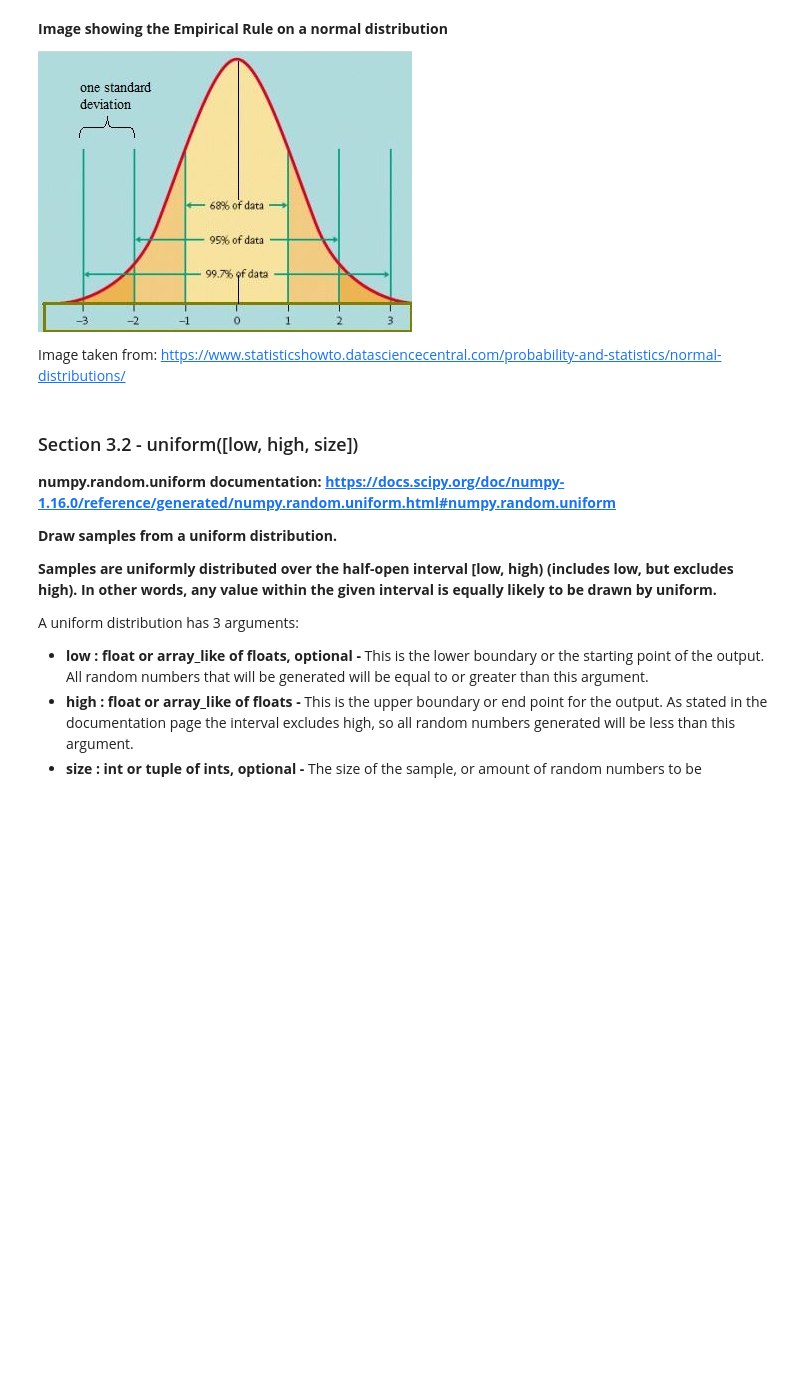
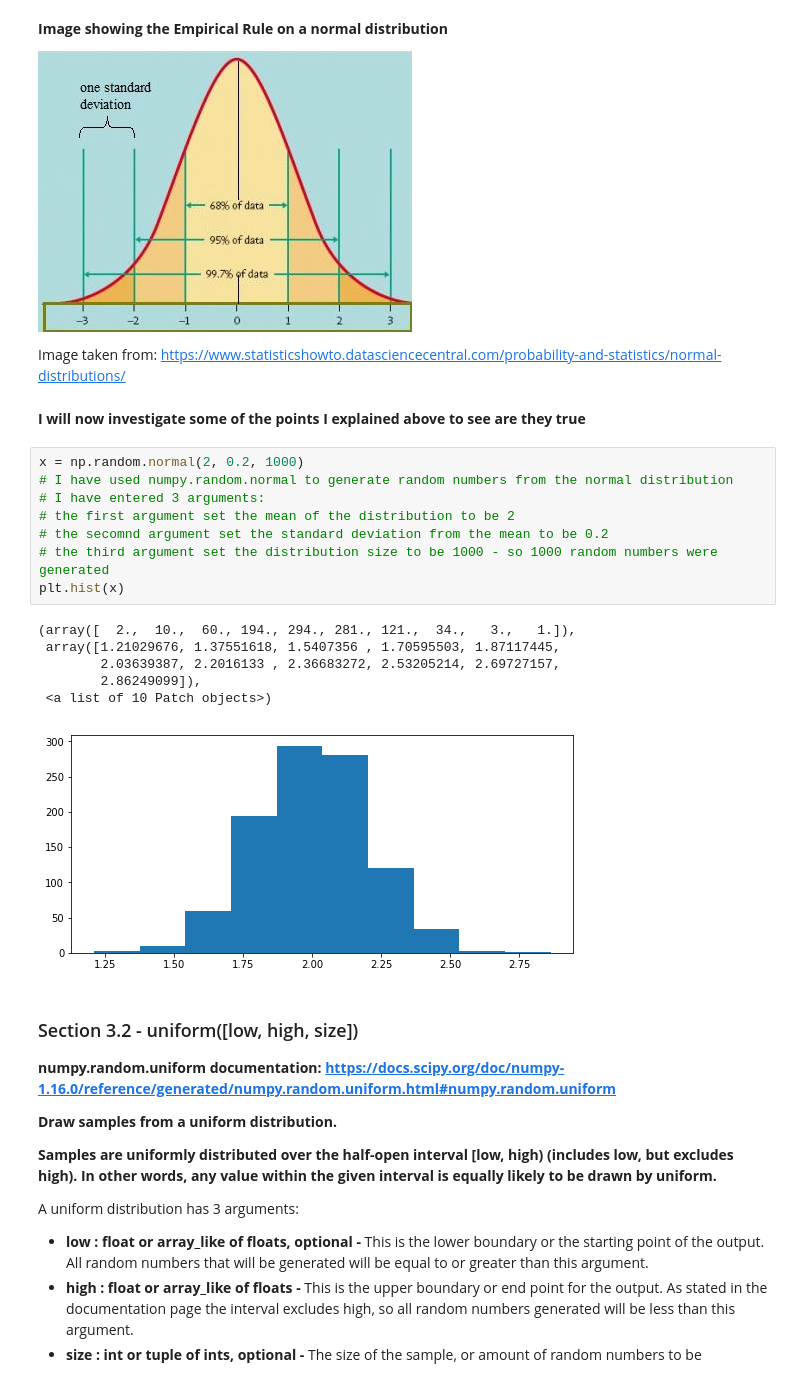
Before and after one commit to johndunne2019/numpy.random, a Jupyter notebook: numpy-random.ipynb, the cells around one changed output. Drawn from its saved outputs; the diff is of its cells as text; blank space fills up the shorter version.

Commit message:
Section 3.1 - normal([loc, scale, size]) - Plotted histogram from normal distribution

```diff
--- a/numpy-random.ipynb
+++ b/numpy-random.ipynb
@@ -577,6 +577,23 @@ Video tutorial on the Empirical rule: https://www.youtube.com/watch?time_continu
 ![standard-normal-distribution.jpg](attachment:standard-normal-distribution.jpg)
 
 Image taken from: https://www.statisticshowto.datasciencecentral.com/probability-and-statistics/normal-distributions/
+# %% [markdown]
+**I will now investigate some of the points I explained above to see are they true**
+# %%
+x = np.random.normal(2, 0.2, 1000)
+# I have used numpy.random.normal to generate random numbers from the normal distribution
+# I have entered 3 arguments:
+# the first argument set the mean of the distribution to be 2
+# the secomnd argument set the standard deviation from the mean to be 0.2
+# the third argument set the distribution size to be 1000 - so 1000 random numbers were generated
+plt.hist(x)
+# %% [output]
+(array([  2.,  10.,  60., 194., 294., 281., 121.,  34.,   3.,   1.]),
+ array([1.21029676, 1.37551618, 1.5407356 , 1.70595503, 1.87117445,
+        2.03639387, 2.2016133 , 2.36683272, 2.53205214, 2.69727157,
+        2.86249099]),
+ <a list of 10 Patch objects>)
+[figure, added]
 # %% [markdown]
 ### Section 3.2 - uniform([low, high, size])
 
```
Also changed, not shown: parts of 5 cells of this notebook.
